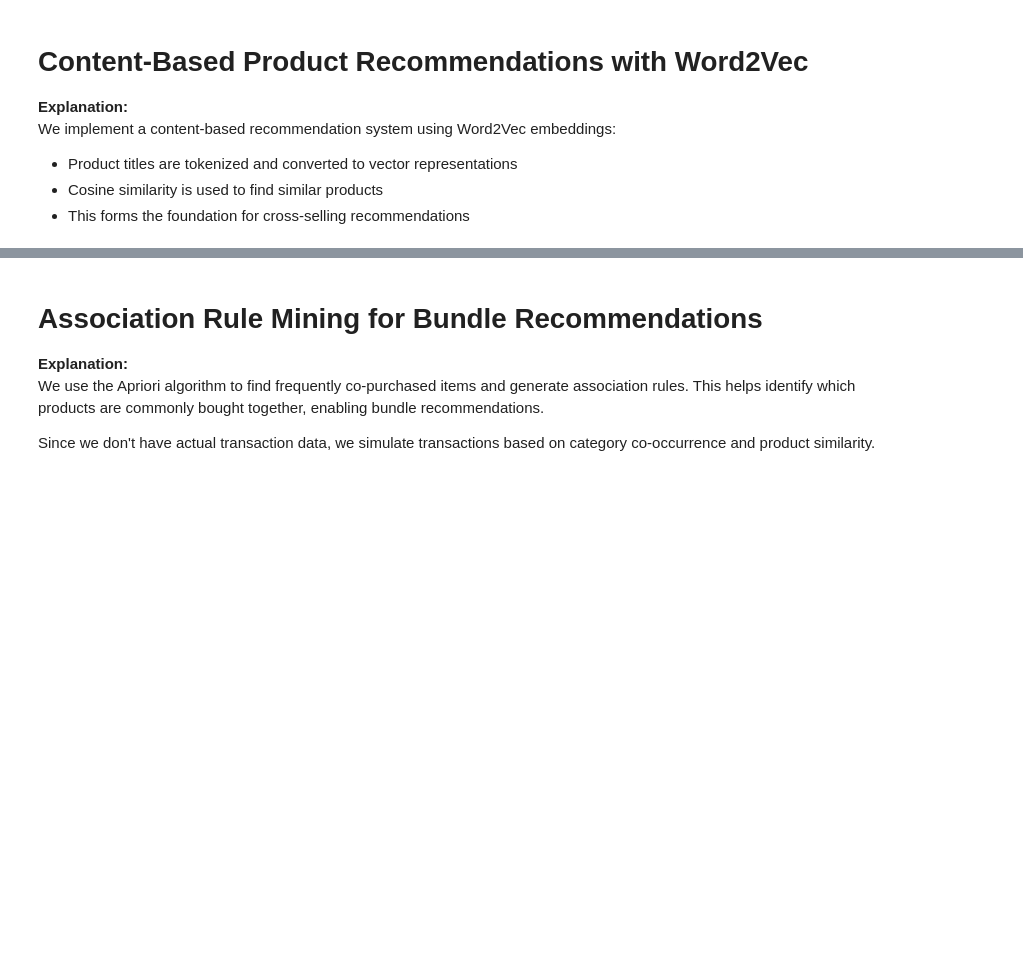
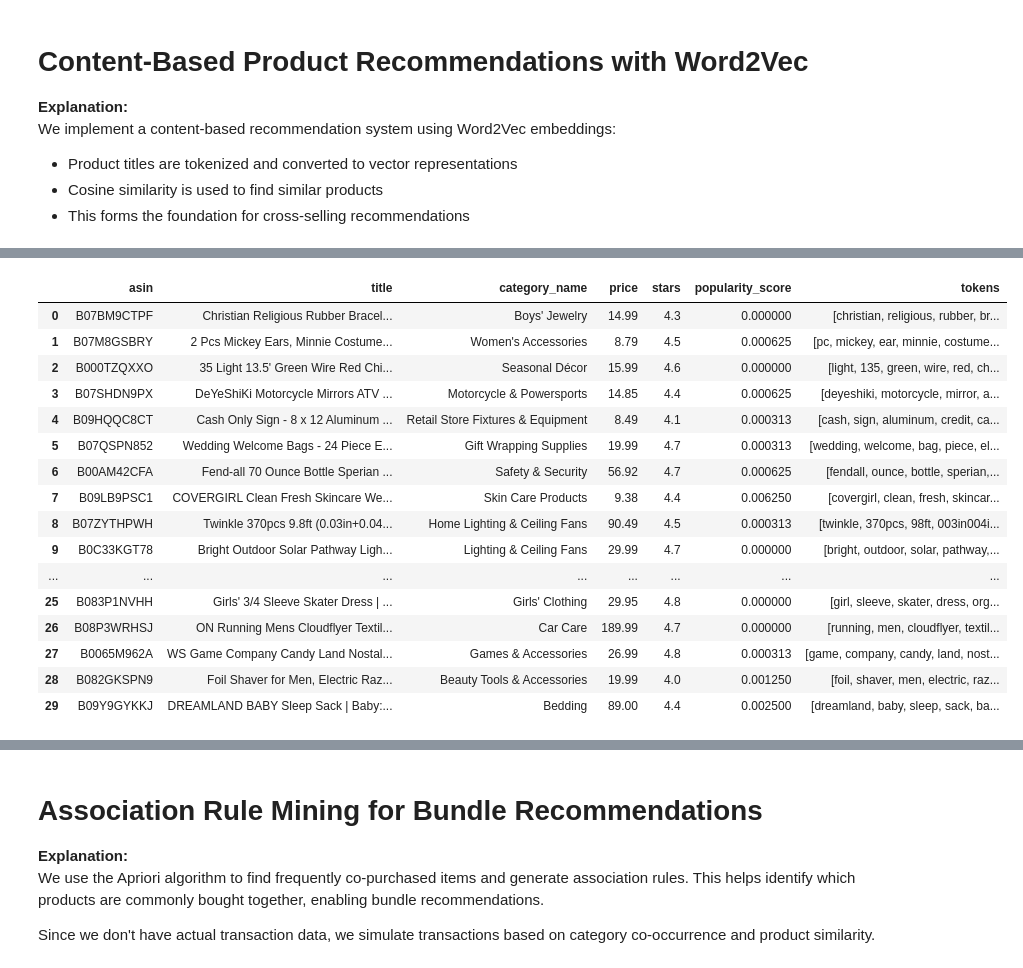
Before and after one commit to amirawael1/MineCart_DM, a Jupyter notebook: notebooks/bundle_recommendation_solution.ipynb, the cells around one changed output, grey strips where cells are left out. Drawn from its saved outputs; the diff is of its cells as text; code cells hidden in the pictures; blank space fills up the shorter version.

```diff
--- a/notebooks/bundle_recommendation_solution.ipynb
+++ b/notebooks/bundle_recommendation_solution.ipynb
@@ -464,3 +648,23 @@ print(f"Product vector shape: {combined_vectors.shape}")
+# %%
+rec_df.head(30)
+# %% [output]
+|  | asin | title | category_name | price | stars | popularity_score | tokens |
+| 0 | B07BM9CTPF | Christian Religious Rubber Bracel... | Boys' Jewelry | 14.99 | 4.3 | 0.000000 | [christian, religious, rubber, br... |
+| 1 | B07M8GSBRY | 2 Pcs Mickey Ears, Minnie Costume... | Women's Accessories | 8.79 | 4.5 | 0.000625 | [pc, mickey, ear, minnie, costume... |
+| 2 | B000TZQXXO | 35 Light 13.5' Green Wire Red Chi... | Seasonal Décor | 15.99 | 4.6 | 0.000000 | [light, 135, green, wire, red, ch... |
+| 3 | B07SHDN9PX | DeYeShiKi Motorcycle Mirrors ATV ... | Motorcycle & Powersports | 14.85 | 4.4 | 0.000625 | [deyeshiki, motorcycle, mirror, a... |
+| 4 | B09HQQC8CT | Cash Only Sign - 8 x 12 Aluminum ... | Retail Store Fixtures & Equipment | 8.49 | 4.1 | 0.000313 | [cash, sign, aluminum, credit, ca... |
+| 5 | B07QSPN852 | Wedding Welcome Bags - 24 Piece E... | Gift Wrapping Supplies | 19.99 | 4.7 | 0.000313 | [wedding, welcome, bag, piece, el... |
+| 6 | B00AM42CFA | Fend-all 70 Ounce Bottle Sperian ... | Safety & Security | 56.92 | 4.7 | 0.000625 | [fendall, ounce, bottle, sperian,... |
+| 7 | B09LB9PSC1 | COVERGIRL Clean Fresh Skincare We... | Skin Care Products | 9.38 | 4.4 | 0.006250 | [covergirl, clean, fresh, skincar... |
+| 8 | B07ZYTHPWH | Twinkle 370pcs 9.8ft (0.03in+0.04... | Home Lighting & Ceiling Fans | 90.49 | 4.5 | 0.000313 | [twinkle, 370pcs, 98ft, 003in004i... |
+| 9 | B0C33KGT78 | Bright Outdoor Solar Pathway Ligh... | Lighting & Ceiling Fans | 29.99 | 4.7 | 0.000000 | [bright, outdoor, solar, pathway,... |
+| ... | ... | ... | ... | ... | ... | ... | ... |
+| 25 | B083P1NVHH | Girls' 3/4 Sleeve Skater Dress | ... | Girls' Clothing | 29.95 | 4.8 | 0.000000 | [girl, sleeve, skater, dress, org... |
+| 26 | B08P3WRHSJ | ON Running Mens Cloudflyer Textil... | Car Care | 189.99 | 4.7 | 0.000000 | [running, men, cloudflyer, textil... |
+| 27 | B0065M962A | WS Game Company Candy Land Nostal... | Games & Accessories | 26.99 | 4.8 | 0.000313 | [game, company, candy, land, nost... |
+| 28 | B082GKSPN9 | Foil Shaver for Men, Electric Raz... | Beauty Tools & Accessories | 19.99 | 4.0 | 0.001250 | [foil, shaver, men, electric, raz... |
+| 29 | B09Y9GYKKJ | DREAMLAND BABY Sleep Sack | Baby:... | Bedding | 89.00 | 4.4 | 0.002500 | [dreamland, baby, sleep, sack, ba... |
 # %%
 import random
 
```
Also changed, not shown: parts of 27 cells of this notebook.
